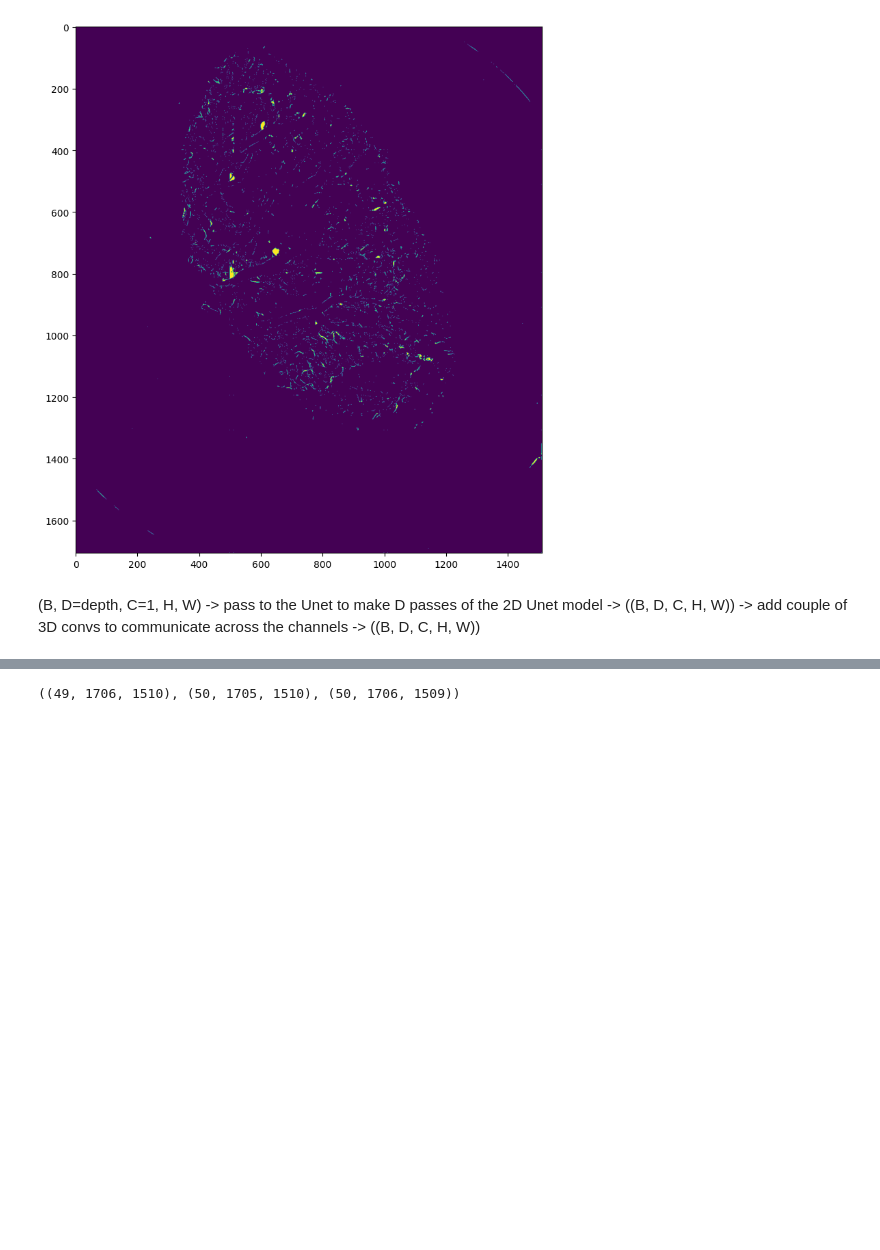
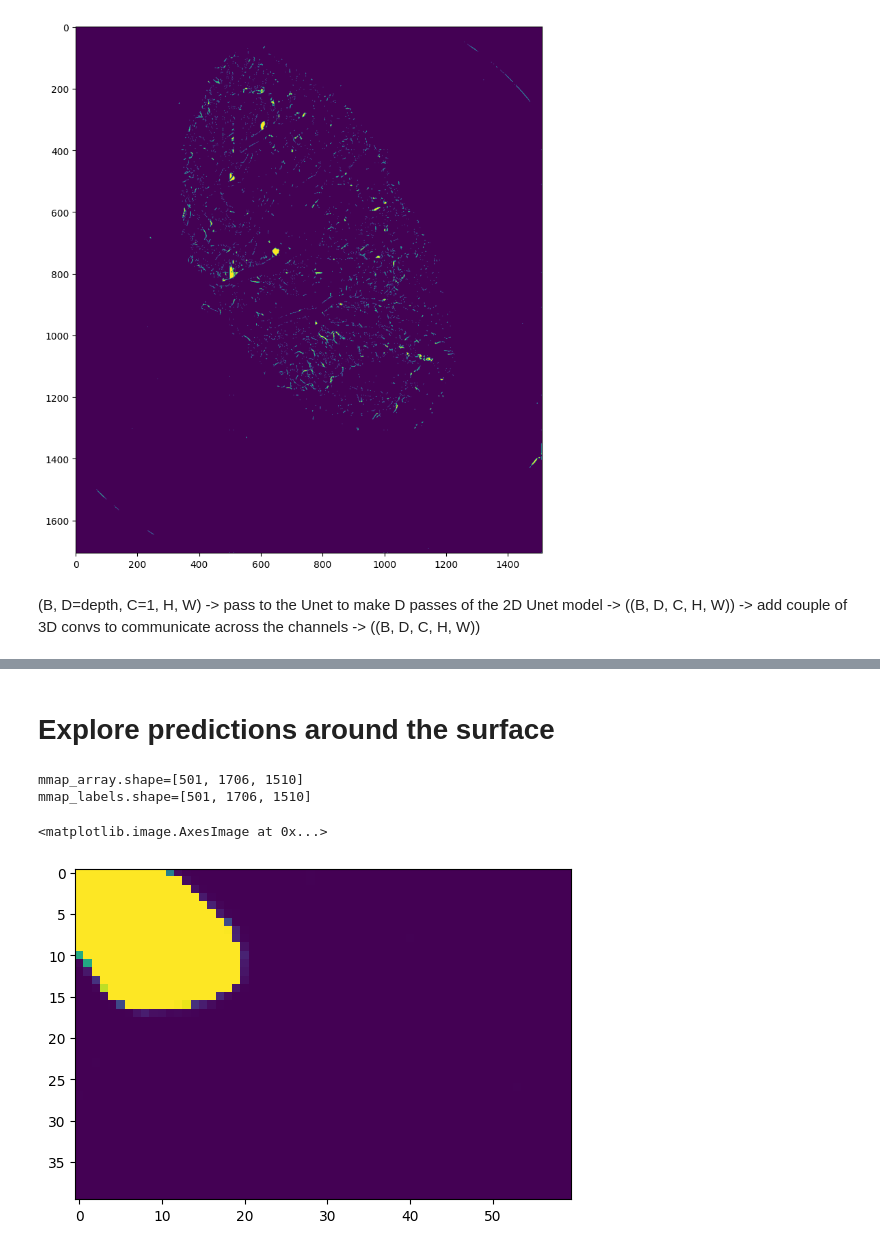
Before and after one commit to viktorcikojevic/kaggle_sennet, a Jupyter notebook: notebooks/investigate-predictions.ipynb, the cells around one changed output, grey strips where cells are left out. Saved outputs shown, nothing was run; the diff lists cells and outputs as text; code cells hidden in the pictures; blank space fills up the shorter version.

```diff
--- a/notebooks/investigate-predictions.ipynb
+++ b/notebooks/investigate-predictions.ipynb
@@ -184,4 +170,0 @@ f_z = np.diff(mmap_array_np, axis=2)
-# %%
-f_x.shape, f_y.shape, f_z.shape
-# %% [output]
-((49, 1706, 1510), (50, 1705, 1510), (50, 1706, 1509))
@@ -193,0 +171,30 @@ f_xyz_max.shape
+# %% [markdown]
+# Explore predictions around the surface
+# %%
+import numpy as np
+from sennet.core.mmap_arrays import read_mmap_array
+
+# read predictions
+file_path = "/opt/kaggle/sennet/data_dumps/predicted/ensembled/kidney_3_dense/chunk_00/mean_prob/"
+mmap_array = read_mmap_array(file_path)
+print(f"{mmap_array.shape=}")
+
+# read labels
+label_path = "/opt/kaggle/sennet/data_dumps/processed/kidney_3_dense/label"
+mmap_labels = read_mmap_array(label_path)
+print(f"{mmap_labels.shape=}")
+# %% [output]
+mmap_array.shape=[501, 1706, 1510]
+mmap_labels.shape=[501, 1706, 1510]
+# %%
+mid_slice_indx = mmap_array.shape[0] // 2 - 10
+mid_slice = np.array(mmap_array.data[mid_slice_indx:mid_slice_indx+20])
+
+mid_slice_labels = np.array(mmap_labels.data[mid_slice_indx:mid_slice_indx+20])
+# %%
+import matplotlib.pyplot as plt
+
+plt.imshow(mid_slice[0, :][200:400, 600:800][120:160, 60:120])
+# %% [output]
+<matplotlib.image.AxesImage at 0x...>
+[figure, added]
```
Also changed, not shown: parts of 21 cells of this notebook, 2 other files.
